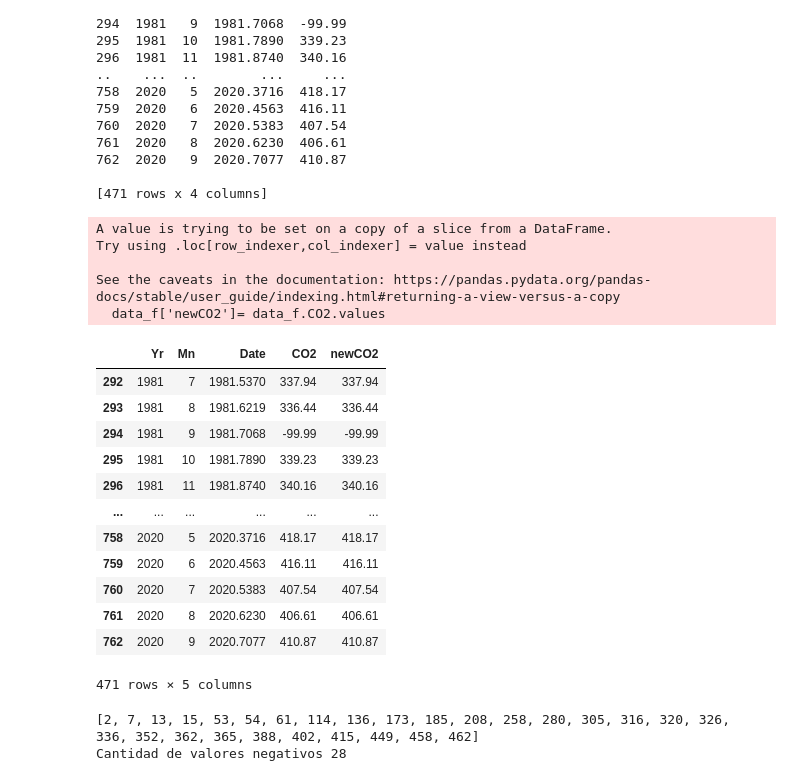
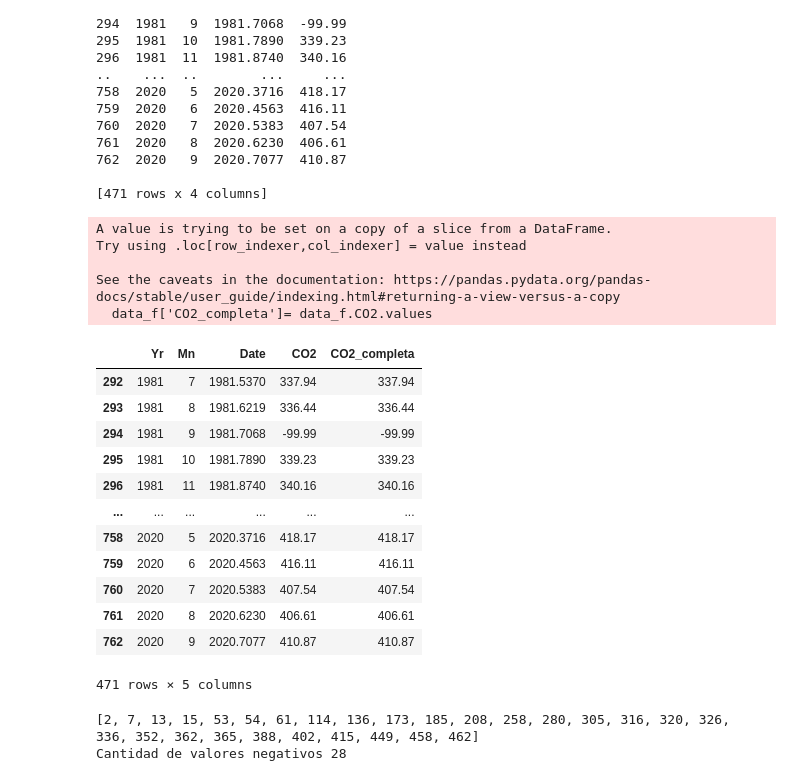
Before and after one commit to rlg23/Grupo2, a Jupyter notebook: TareaGrupo2_RubenLagos.ipynb, the cells around one changed output. Saved outputs shown, nothing was run; the diff lists cells and outputs as text; code cells hidden in the pictures.

Commit message:
Cambie en nombre de la bariable newCO2 por CO2_completa y arregle el problema de los valores negativos de la tabla, consulte por wsp por mas detalles

```diff
--- a/TareaGrupo2_RubenLagos.ipynb
+++ b/TareaGrupo2_RubenLagos.ipynb
@@ -99,15 +99,15 @@ Intervalo final:
 [471 rows x 4 columns]
 # %%
 #Añadimos una nueva columna que contendrá los nuevos valores de CO2
-data_f['newCO2']= data_f.CO2.values
+data_f['CO2_completa']= data_f.CO2.values
 data_f
 # %% [output]
 A value is trying to be set on a copy of a slice from a DataFrame.
 Try using .loc[row_indexer,col_indexer] = value instead
 
 See the caveats in the documentation: https://pandas.pydata.org/pandas-docs/stable/user_guide/indexing.html#returning-a-view-versus-a-copy
-  data_f['newCO2']= data_f.CO2.values
+  data_f['CO2_completa']= data_f.CO2.values
-|  | Yr | Mn | Date | CO2 | newCO2 |
+|  | Yr | Mn | Date | CO2 | CO2_completa |
 | 292 | 1981 | 7 | 1981.5370 | 337.94 | 337.94 |
 | 293 | 1981 | 8 | 1981.6219 | 336.44 | 336.44 |
 | 294 | 1981 | 9 | 1981.7068 | -99.99 | -99.99 |
```
Also changed, not shown: parts of 3 cells of this notebook.
